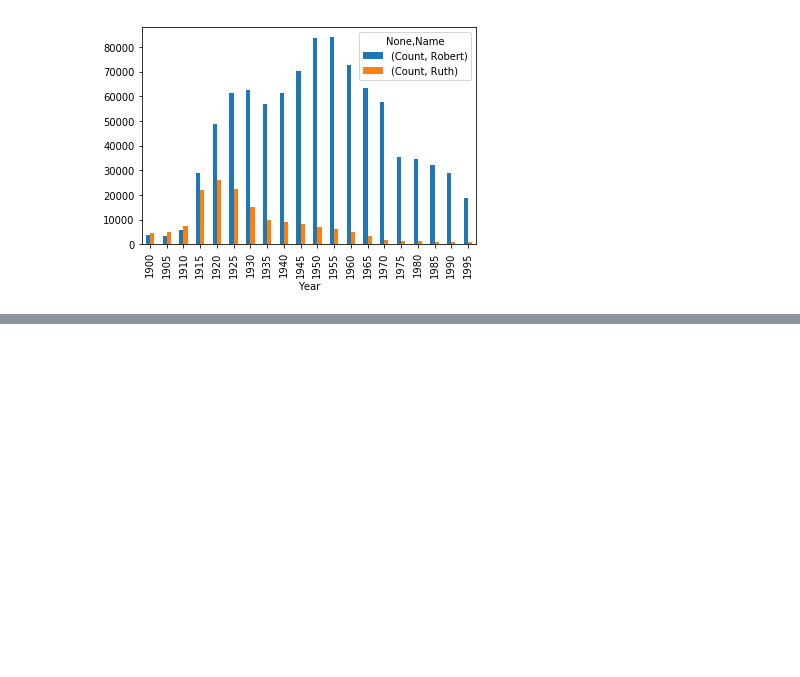
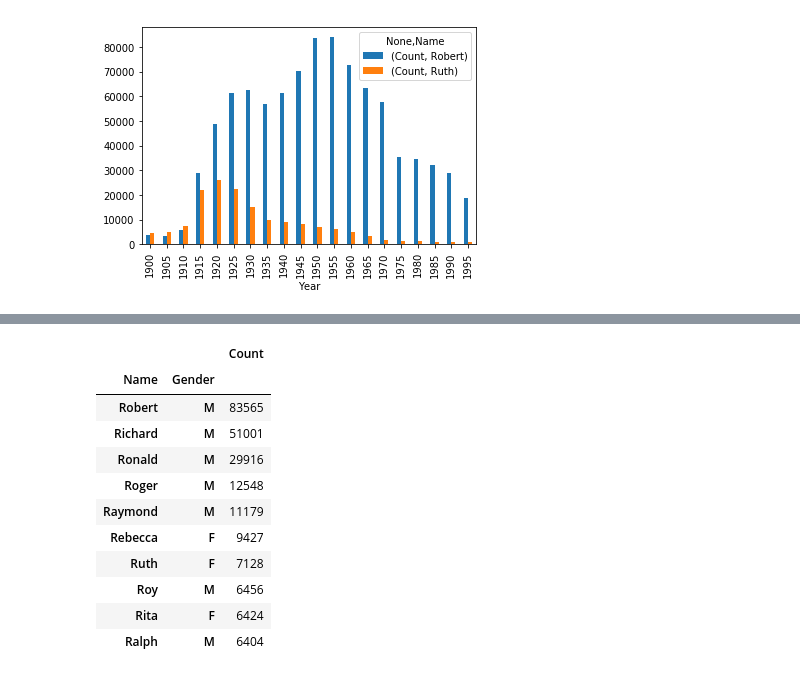
Before and after one commit to LLevella/4-2, a Jupyter notebook: 4-2.ipynb, the cells around one changed output, grey strips where cells are left out. Saved outputs shown, nothing was run; the diff lists cells and outputs as text; code cells hidden in the pictures; blank space fills up the shorter version.

```diff
--- a/4-2.ipynb
+++ b/4-2.ipynb
@@ -110,0 +132,15 @@ KeyError: False
+# %%
+plot_data
+# %% [output]
+|  |  | Count |
+| Name | Gender |  |
+| Robert | M | 83565 |
+| Richard | M | 51001 |
+| Ronald | M | 29916 |
+| Roger | M | 12548 |
+| Raymond | M | 11179 |
+| Rebecca | F | 9427 |
+| Ruth | F | 7128 |
+| Roy | M | 6456 |
+| Rita | F | 6424 |
+| Ralph | M | 6404 |
```
Also changed, not shown: parts of 6 cells of this notebook.
